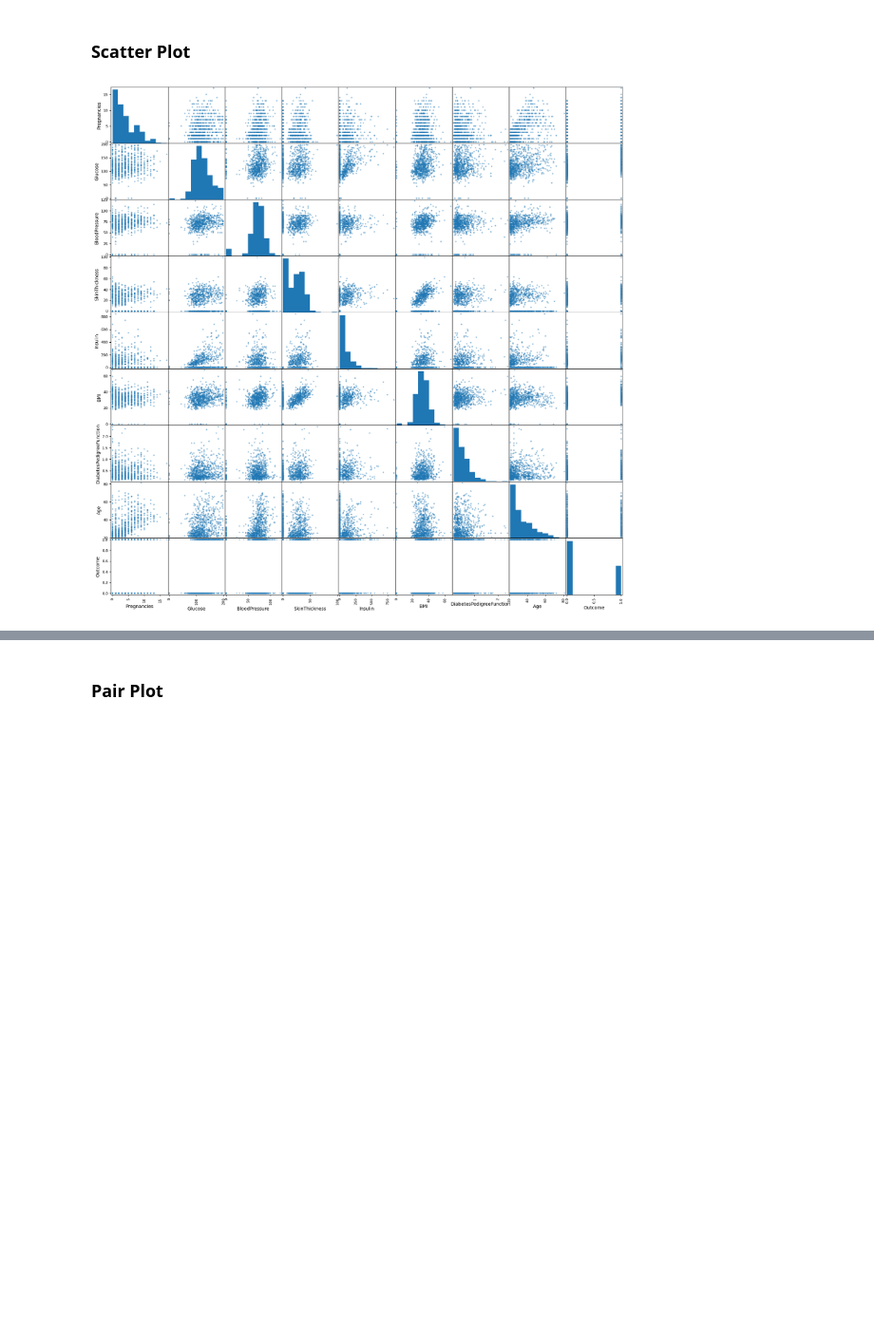
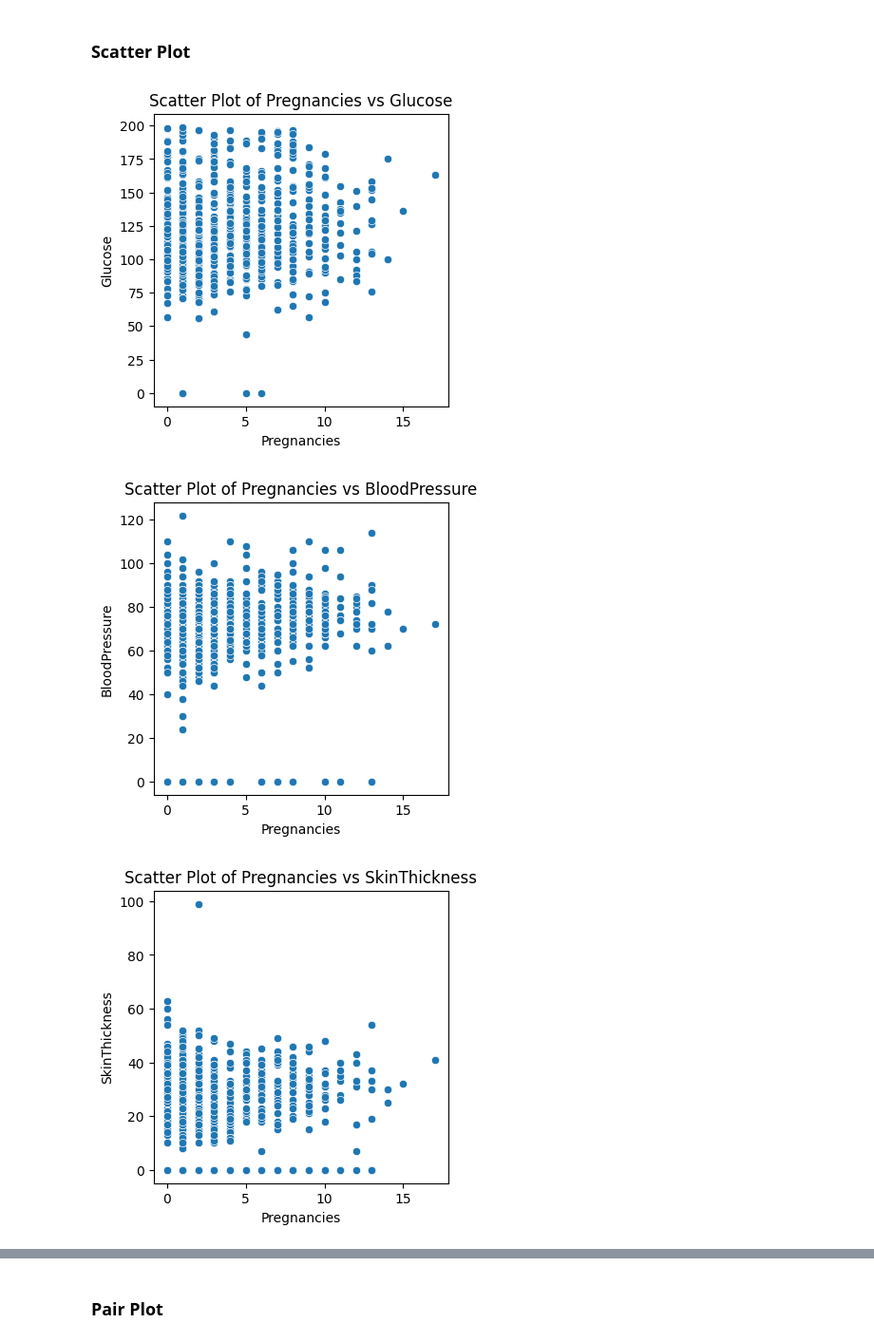
Before and after one commit to RajeevRanjan5642/diabetes-detect, a Jupyter notebook: diabetes-predictive-system.ipynb, the cells around one changed output, grey strips where cells are left out. Shown at 95% size. Cells and saved outputs as stored; diff of their text form; code cells hidden in the pictures; blank space fills up the shorter version.

```diff
--- a/diabetes-predictive-system.ipynb
+++ b/diabetes-predictive-system.ipynb
@@ -127,7 +128,17 @@ plt.show()
 # %% [markdown]
 ### Scatter Plot
 # %%
-from pandas.plotting import scatter_matrix
-scatter_matrix(diabetes_dataset, figsize = (20, 20));
+columns = df.columns
+
+for i in range(len(columns)):
+    for j in range(i+1, len(columns)):
+        plt.figure(figsize=(4,4))
+        sns.scatterplot(x=df[columns[i]],y=df[columns[j]])
+        plt.title(f'Scatter Plot of {columns[i]} vs {columns[j]}')
+        plt.xlabel(f'{columns[i]}')
+        plt.ylabel(f'{columns[j]}')
+        plt.show()
 # %% [output]
-[figure, old version]
+[figure, new version]
+[figure, added]
+[figure, added]
```
Also changed, not shown: parts of 9 cells of this notebook.
